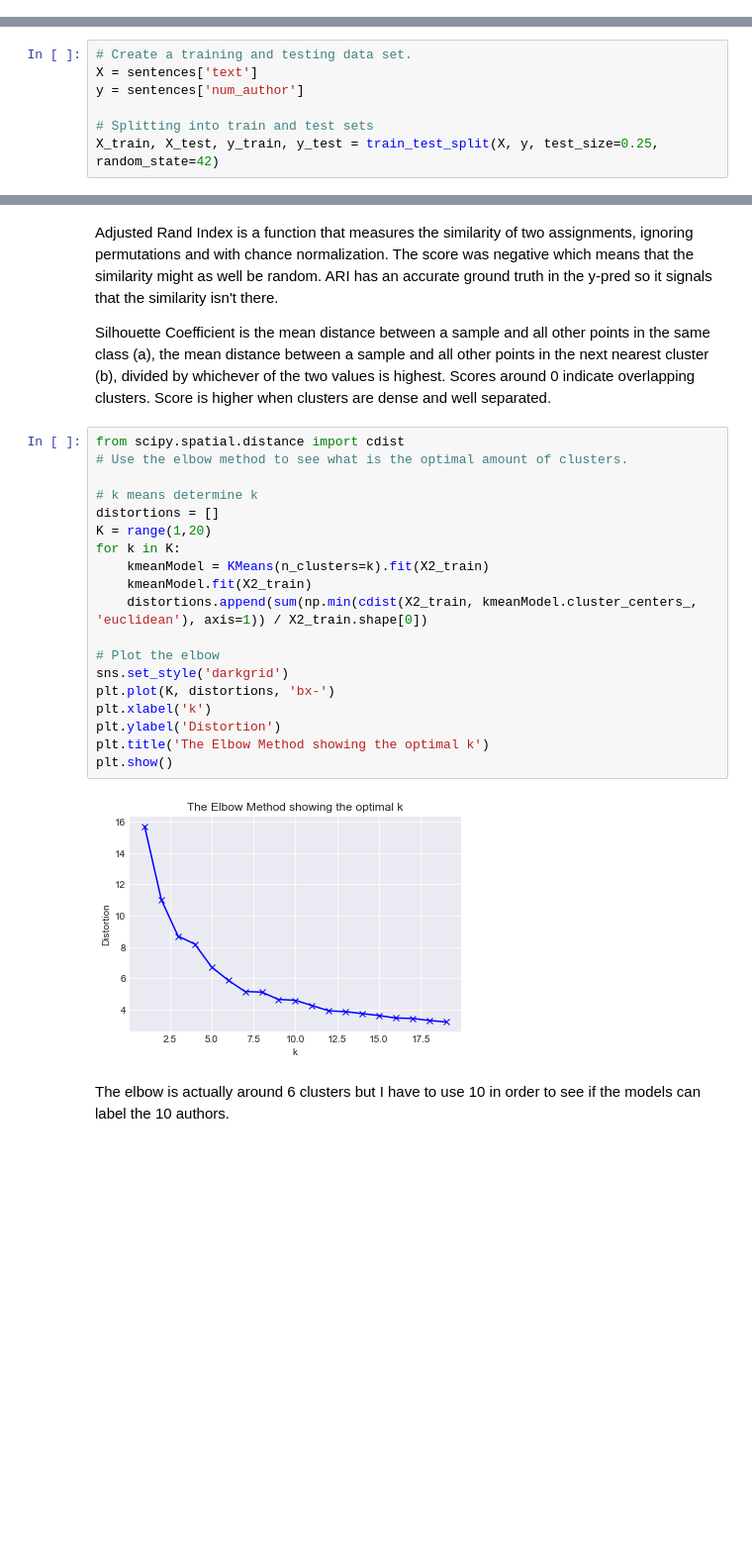
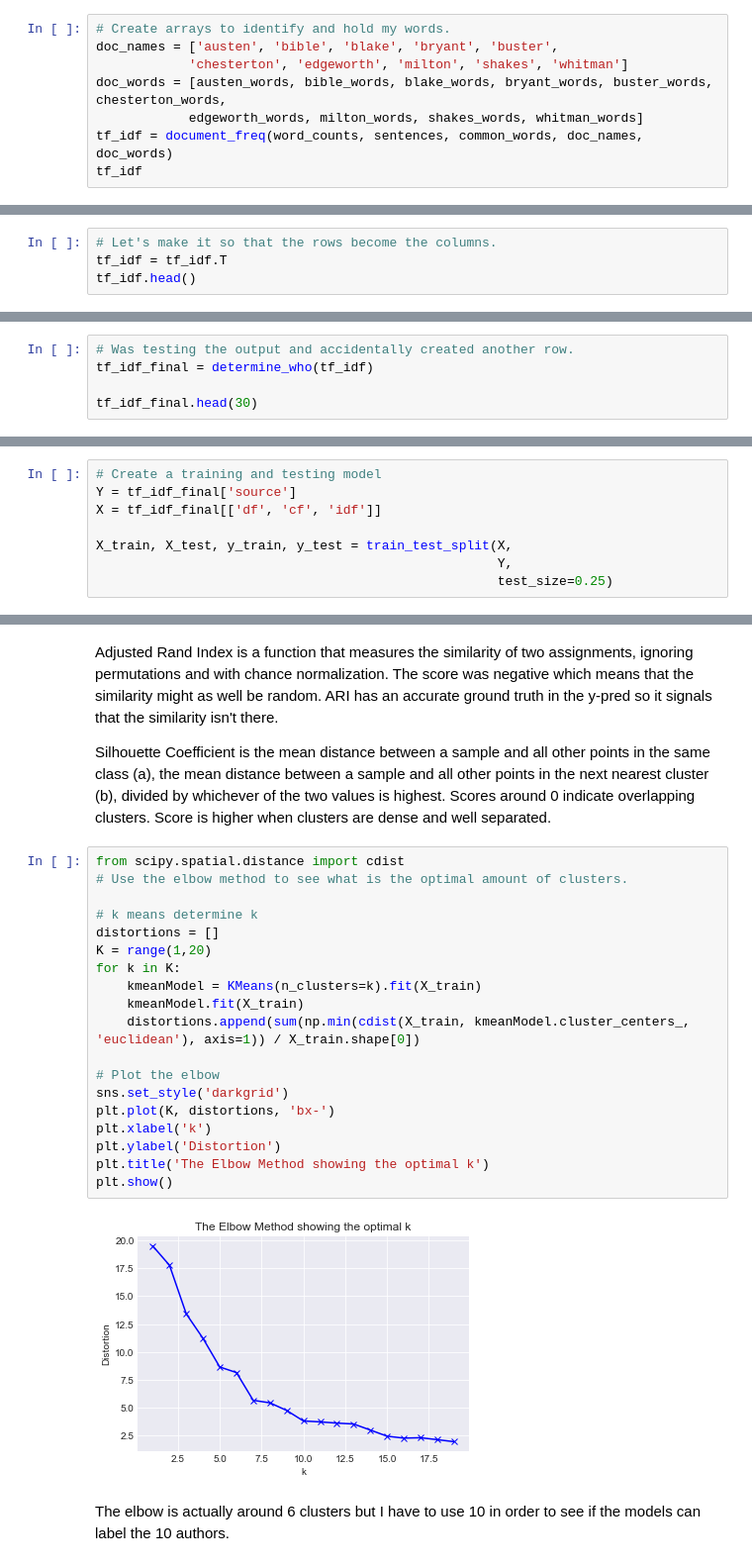
Before and after one commit to lamkg/-Thinkful-Unsupervised-Learning-Capstone, a Jupyter notebook: Unsupervised Learning Capstone.ipynb, the cells around one changed output, grey strips where cells are left out. Shown at 99% size. Cells and saved outputs as stored; diff of their text form; blank space fills up the shorter version.

Commit message:
Reworked the model to increase accuracy.

```diff
--- a/Unsupervised Learning Capstone.ipynb
+++ b/Unsupervised Learning Capstone.ipynb
@@ -171,0 +275,8 @@ sentences['author'] = sentences['author'].astype('str')
+# %%
+# Create arrays to identify and hold my words.
+doc_names = ['austen', 'bible', 'blake', 'bryant', 'buster',
+            'chesterton', 'edgeworth', 'milton', 'shakes', 'whitman']
+doc_words = [austen_words, bible_words, blake_words, bryant_words, buster_words, chesterton_words,
+            edgeworth_words, milton_words, shakes_words, whitman_words]
+tf_idf = document_freq(word_counts, sentences, common_words, doc_names, doc_words)
+tf_idf
@@ -171,0 +299,4 @@ sentences['author'] = sentences['author'].astype('str')
+# %%
+# Let's make it so that the rows become the columns.
+tf_idf = tf_idf.T
+tf_idf.head()
@@ -171,0 +412,5 @@ sentences['author'] = sentences['author'].astype('str')
+# %%
+# Was testing the output and accidentally created another row.
+tf_idf_final = determine_who(tf_idf)
+
+tf_idf_final.head(30)
@@ -172,7 +436,8 @@ sentences['author'] = sentences['author'].astype('str')
 # %%
-# Create a training and testing data set.
-X = sentences['text']
-y = sentences['num_author']
+# Create a training and testing model
+Y = tf_idf_final['source']
+X = tf_idf_final[['df', 'cf', 'idf']]
 
-# Splitting into train and test sets
-X_train, X_test, y_train, y_test = train_test_split(X, y, test_size=0.25, random_state=42)
+X_train, X_test, y_train, y_test = train_test_split(X,
+                                                    Y,
+                                                    test_size=0.25)
@@ -352,24 +492,24 @@ Silhouette Coefficient is the mean distance between a sample and all other point
 # %%
 from scipy.spatial.distance import cdist
 # Use the elbow method to see what is the optimal amount of clusters.
 
 # k means determine k
 distortions = []
 K = range(1,20)
 for k in K:
-    kmeanModel = KMeans(n_clusters=k).fit(X2_train)
-    kmeanModel.fit(X2_train)
-    distortions.append(sum(np.min(cdist(X2_train, kmeanModel.cluster_centers_, 'euclidean'), axis=1)) / X2_train.shape[0])
+    kmeanModel = KMeans(n_clusters=k).fit(X_train)
+    kmeanModel.fit(X_train)
+    distortions.append(sum(np.min(cdist(X_train, kmeanModel.cluster_centers_, 'euclidean'), axis=1)) / X_train.shape[0])
 
 # Plot the elbow
 sns.set_style('darkgrid')
 plt.plot(K, distortions, 'bx-')
 plt.xlabel('k')
 plt.ylabel('Distortion')
 plt.title('The Elbow Method showing the optimal k')
 plt.show()
 # %% [output]
-[figure, old version]
+[figure, new version]
 # %% [markdown]
 The elbow is actually around 6 clusters but I have to use 10 in order to see if the models can label the 10 authors.
 # %% [markdown]
```
Also changed, not shown: parts of 47 cells of this notebook.
